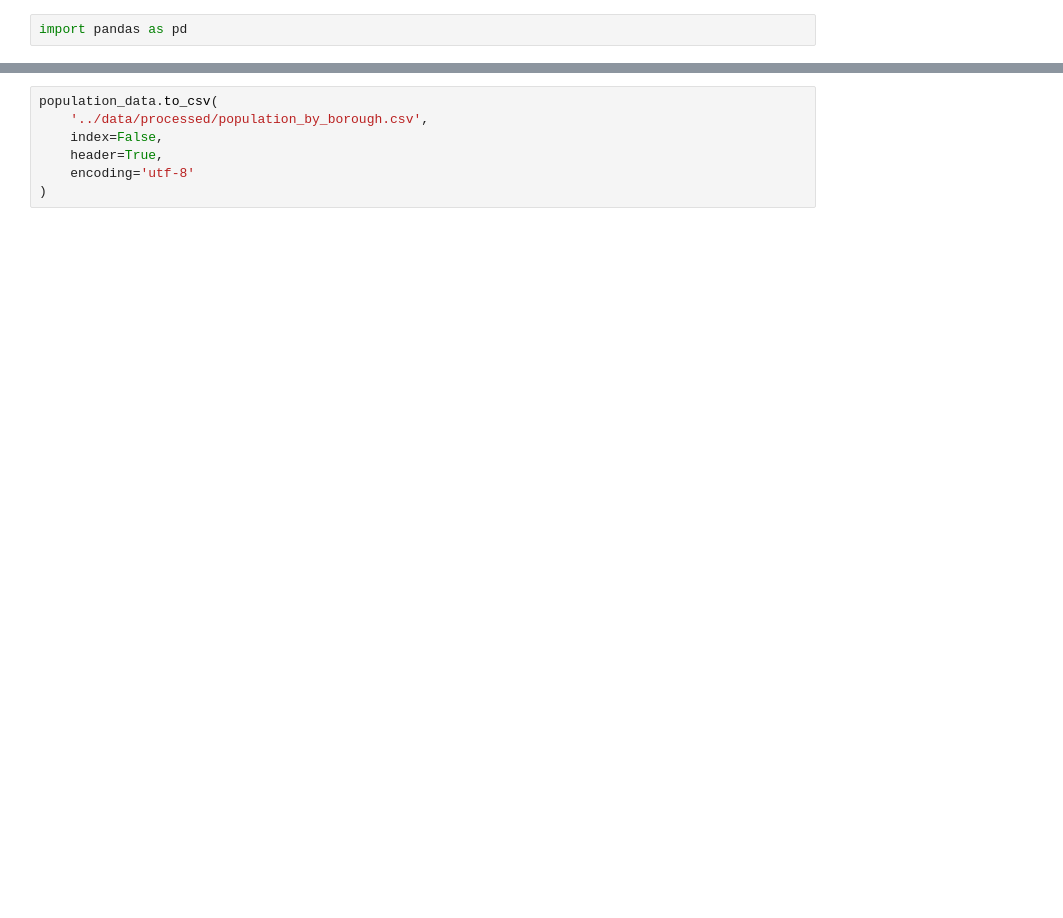
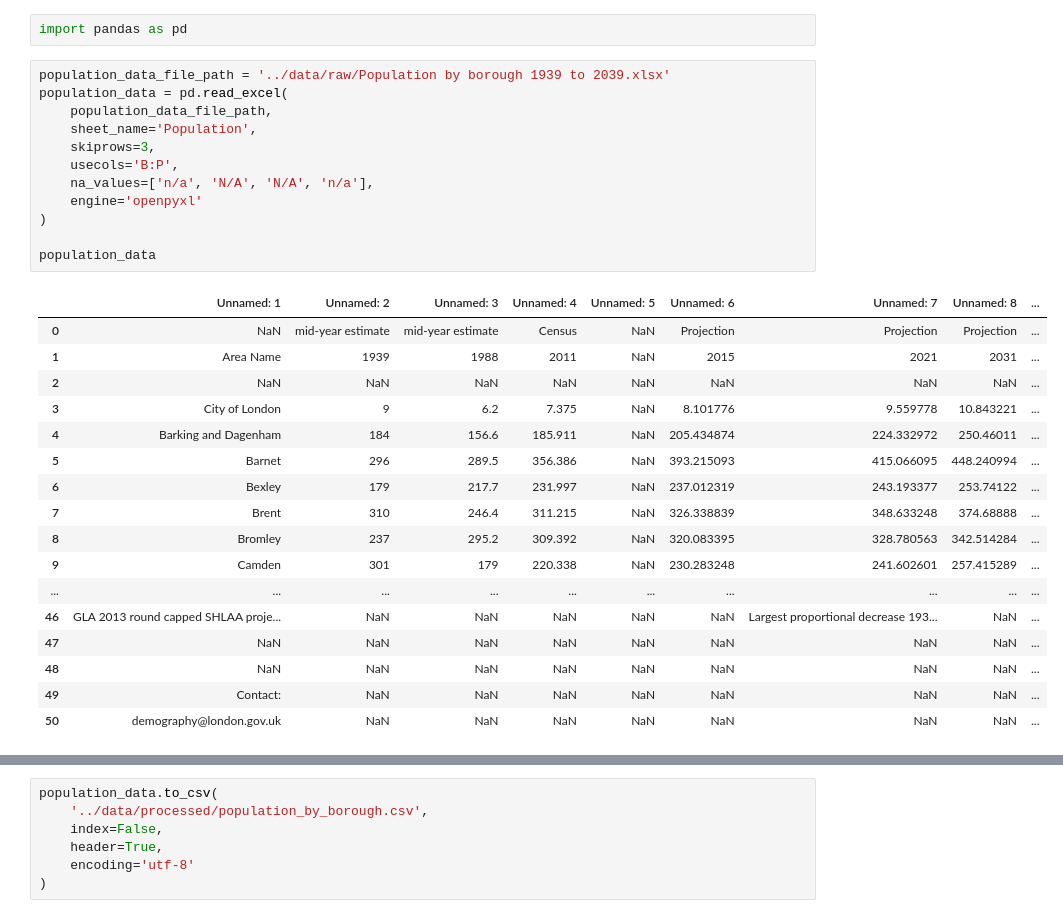
Before and after one commit to MoshaLangerak/knowledge-engineering, a Jupyter notebook: notebooks/population-exploration-preprocessing.ipynb, the cells around one changed output, grey strips where cells are left out. Saved outputs shown, nothing was run; the diff lists cells and outputs as text; blank space fills up the shorter version.

```diff
--- a/notebooks/population-exploration-preprocessing.ipynb
+++ b/notebooks/population-exploration-preprocessing.ipynb
@@ -1,3 +1,33 @@
 # %%
 import pandas as pd
+# %%
+population_data_file_path = '../data/raw/Population by borough 1939 to 2039.xlsx'
+population_data = pd.read_excel(
+    population_data_file_path,
+    sheet_name='Population',
+    skiprows=3,
+    usecols='B:P',
+    na_values=['n/a', 'N/A', 'N/A', 'n/a'],
+    engine='openpyxl'
+)
+
+population_data
+# %% [output]
+|  | Unnamed: 1 | Unnamed: 2 | Unnamed: 3 | Unnamed: 4 | Unnamed: 5 | Unnamed: 6 | Unnamed: 7 | Unnamed: 8 | ... |
+| 0 | NaN | mid-year estimate | mid-year estimate | Census | NaN | Projection | Projection | Projection | ... |
+| 1 | Area Name | 1939 | 1988 | 2011 | NaN | 2015 | 2021 | 2031 | ... |
+| 2 | NaN | NaN | NaN | NaN | NaN | NaN | NaN | NaN | ... |
+| 3 | City of London | 9 | 6.2 | 7.375 | NaN | 8.101776 | 9.559778 | 10.843221 | ... |
+| 4 | Barking and Dagenham | 184 | 156.6 | 185.911 | NaN | 205.434874 | 224.332972 | 250.46011 | ... |
+| 5 | Barnet | 296 | 289.5 | 356.386 | NaN | 393.215093 | 415.066095 | 448.240994 | ... |
+| 6 | Bexley | 179 | 217.7 | 231.997 | NaN | 237.012319 | 243.193377 | 253.74122 | ... |
+| 7 | Brent | 310 | 246.4 | 311.215 | NaN | 326.338839 | 348.633248 | 374.68888 | ... |
+| 8 | Bromley | 237 | 295.2 | 309.392 | NaN | 320.083395 | 328.780563 | 342.514284 | ... |
+| 9 | Camden | 301 | 179 | 220.338 | NaN | 230.283248 | 241.602601 | 257.415289 | ... |
+| ... | ... | ... | ... | ... | ... | ... | ... | ... | ... |
+| 46 | GLA 2013 round capped SHLAA proje... | NaN | NaN | NaN | NaN | NaN | Largest proportional decrease 193... | NaN | ... |
+| 47 | NaN | NaN | NaN | NaN | NaN | NaN | NaN | NaN | ... |
+| 48 | NaN | NaN | NaN | NaN | NaN | NaN | NaN | NaN | ... |
+| 49 | Contact: | NaN | NaN | NaN | NaN | NaN | NaN | NaN | ... |
+| 50 | demography@london.gov.uk | NaN | NaN | NaN | NaN | NaN | NaN | NaN | ... |
 # %%
```
Also changed, not shown: parts of 2 cells of this notebook, 3 other files.
